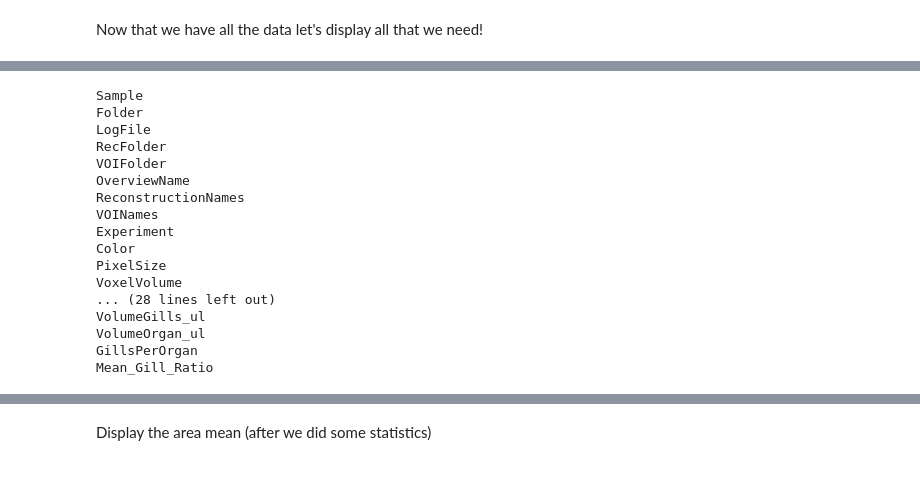
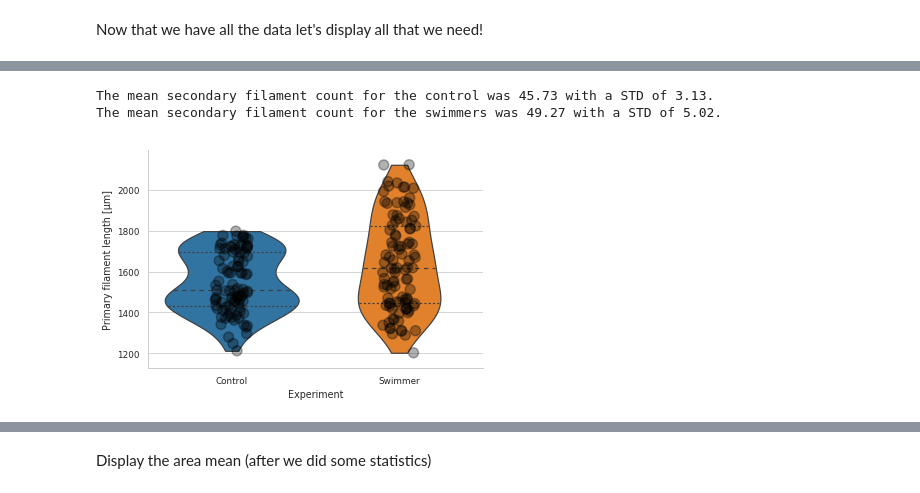
Before and after one commit to habi/Zebra-Fish-Gills, a Jupyter notebook: Gills-Analysis.ipynb, the cells around one changed output, grey strips where cells are left out. Drawn from its saved outputs; the diff is of its cells as text; code cells hidden in the pictures.

```diff
--- a/Gills-Analysis.ipynb
+++ b/Gills-Analysis.ipynb
@@ -201,0 +230,10 @@ Filaments['Swimmer'] = pandas.read_excel(semfile, usecols = 'G', nrows=199, sque
+# %%
+# Load the SEM data
+semfile = glob.glob(os.path.join('XLS*', '*', '*electron*.xlsx'))[0]
+# Based on https://stackoverflow.com/a/49442625/323100
+Filament_Length = pandas.DataFrame()
+# Load filament count
+Filament_Length['Swimmer'] = pandas.read_excel(semfile, usecols = 'Q', nrows=199, squeeze=True)
+Filament_Length['Control'] = pandas.read_excel(semfile, usecols = 'AK', nrows=199, squeeze=True, na_values='Keine Daten')
+# Scale from Fiji measurement units to um
+Filament_Length *= 1 / 0.6 * 100
@@ -1208,21 +1274,21 @@ plt.show()
-# %%
-for i in Data:
-    print(i)
-# %% [output]
-Sample
-Folder
-LogFile
-RecFolder
-VOIFolder
-OverviewName
-ReconstructionNames
-VOINames
-Experiment
-Color
-PixelSize
-VoxelVolume
-... (28 lines left out)
-VolumeGills_ul
-VolumeOrgan_ul
-GillsPerOrgan
-Mean_Gill_Ratio
+# %%
+print('The mean secondary filament count for the control was %0.2f with a STD of %0.2f.' % (Filament_Count['Control'].mean(),
+                                                                                            Filament_Count['Control'].std()))
+print('The mean secondary filament count for the swimmers was %0.2f with a STD of %0.2f.' % (Filament_Count['Swimmer'].mean(),
+                                                                                             Filament_Count['Swimmer'].std()))
+# %% [output]
+The mean secondary filament count for the control was 45.73 with a STD of 3.13.
+The mean secondary filament count for the swimmers was 49.27 with a STD of 5.02.
+# %%
+# Display filament length
+seaborn.violinplot(data=Filament_Length, cut=0, inner='quartiles', order=['Control', 'Swimmer'])
+#seaborn.boxenplot(data=Filaments)
+seaborn.stripplot(data=Filament_Length, s=10, linewidth=1.5,
+                  color='k', alpha=0.309, order=['Control', 'Swimmer'])
+plt.ylabel(u'Primary filament length [\u03bcm]')
+plt.xlabel('Experiment')
+seaborn.despine()
+plt.savefig(os.path.join(OutPutDir, 'Filament_lenght.png'))
+plt.show()
+# %% [output]
+[figure, added]
```
Also changed, not shown: parts of 23 cells of this notebook.
